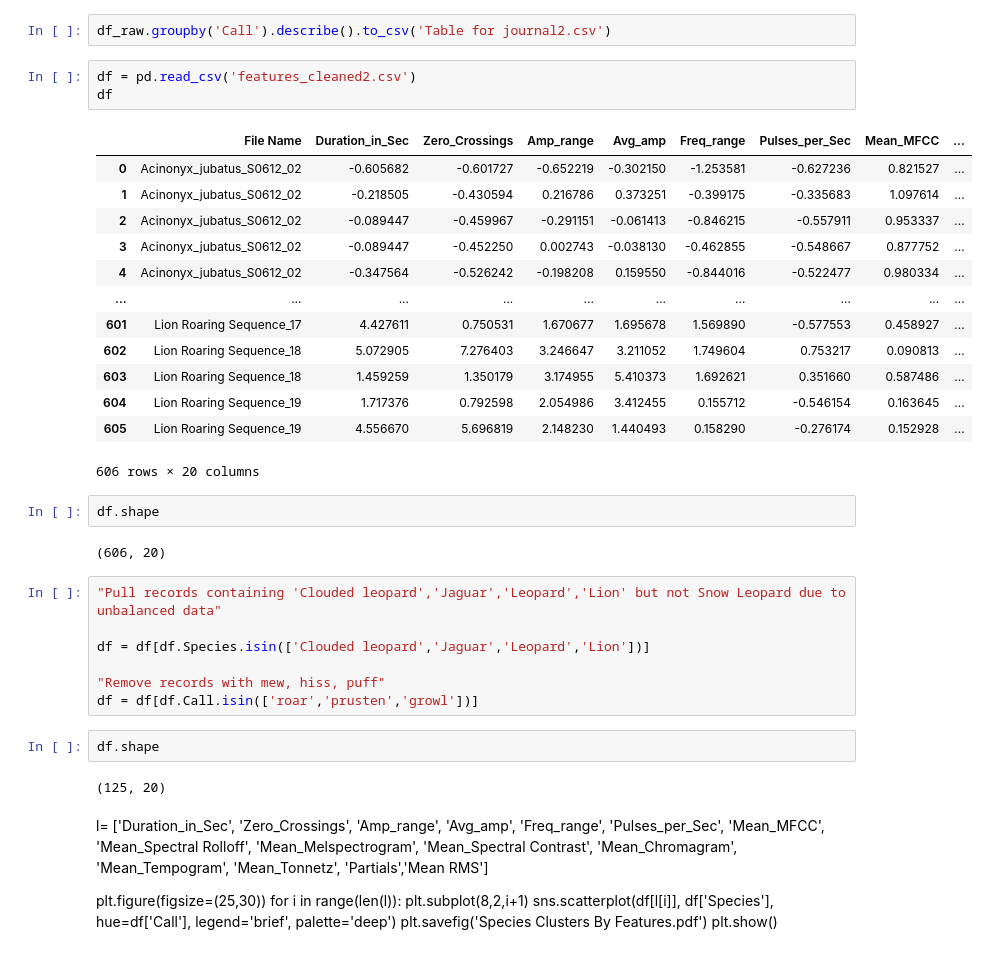
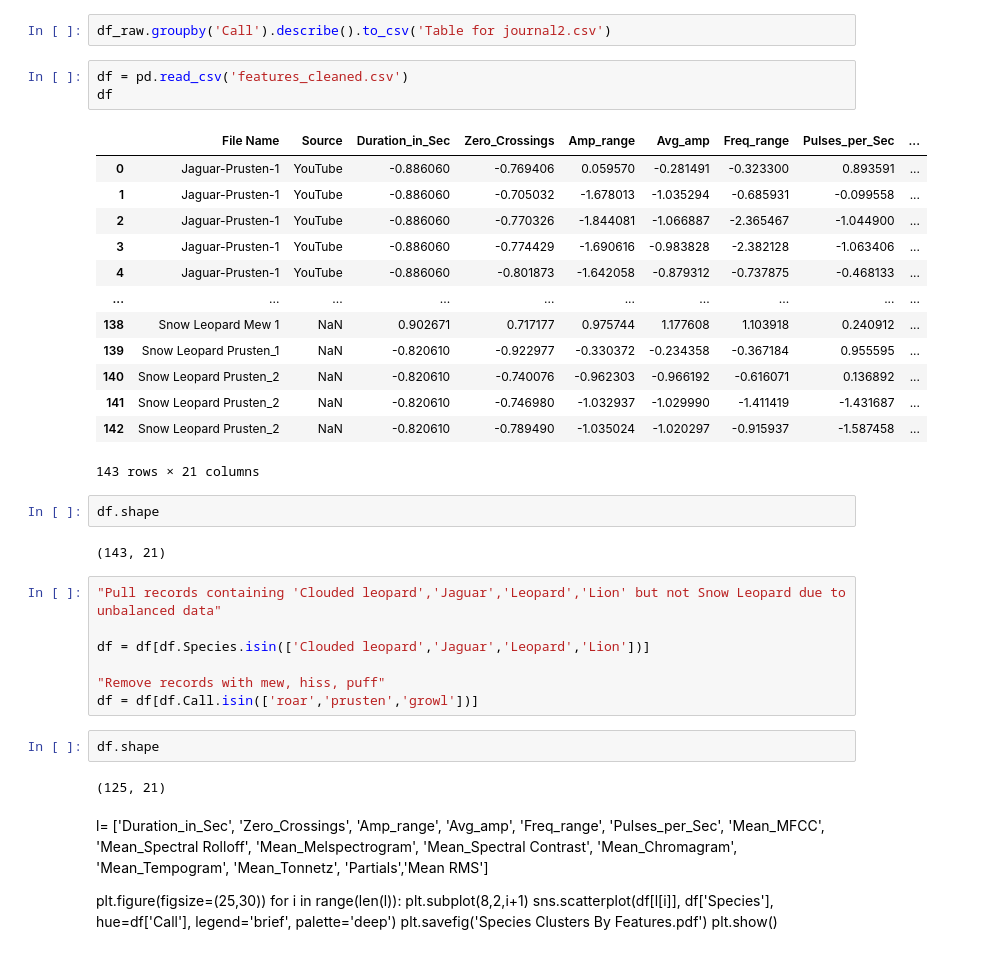
Before and after one commit to kexantus/felidetect, a Jupyter notebook: Modeling-Pantherinae July 2022.ipynb, the cells around one changed output. Saved outputs shown, nothing was run; the diff lists cells and outputs as text.

```diff
--- a/Modeling-Pantherinae July 2022.ipynb
+++ b/Modeling-Pantherinae July 2022.ipynb
@@ -74,26 +74,26 @@ memory usage: 19.5+ KB
 # %%
 df_raw.groupby('Call').describe().to_csv('Table for journal2.csv')
 # %%
-df = pd.read_csv('features_cleaned2.csv')
+df = pd.read_csv('features_cleaned.csv')
 df
 # %% [output]
-|  | File Name | Duration_in_Sec | Zero_Crossings | Amp_range | Avg_amp | Freq_range | Pulses_per_Sec | Mean_MFCC | ... |
-| 0 | Acinonyx_jubatus_S0612_02 | -0.605682 | -0.601727 | -0.652219 | -0.302150 | -1.253581 | -0.627236 | 0.821527 | ... |
-| 1 | Acinonyx_jubatus_S0612_02 | -0.218505 | -0.430594 | 0.216786 | 0.373251 | -0.399175 | -0.335683 | 1.097614 | ... |
-| 2 | Acinonyx_jubatus_S0612_02 | -0.089447 | -0.459967 | -0.291151 | -0.061413 | -0.846215 | -0.557911 | 0.953337 | ... |
-| 3 | Acinonyx_jubatus_S0612_02 | -0.089447 | -0.452250 | 0.002743 | -0.038130 | -0.462855 | -0.548667 | 0.877752 | ... |
-| 4 | Acinonyx_jubatus_S0612_02 | -0.347564 | -0.526242 | -0.198208 | 0.159550 | -0.844016 | -0.522477 | 0.980334 | ... |
+|  | File Name | Source | Duration_in_Sec | Zero_Crossings | Amp_range | Avg_amp | Freq_range | Pulses_per_Sec | ... |
+| 0 | Jaguar-Prusten-1 | YouTube | -0.886060 | -0.769406 | 0.059570 | -0.281491 | -0.323300 | 0.893591 | ... |
+| 1 | Jaguar-Prusten-1 | YouTube | -0.886060 | -0.705032 | -1.678013 | -1.035294 | -0.685931 | -0.099558 | ... |
+| 2 | Jaguar-Prusten-1 | YouTube | -0.886060 | -0.770326 | -1.844081 | -1.066887 | -2.365467 | -1.044900 | ... |
+| 3 | Jaguar-Prusten-1 | YouTube | -0.886060 | -0.774429 | -1.690616 | -0.983828 | -2.382128 | -1.063406 | ... |
+| 4 | Jaguar-Prusten-1 | YouTube | -0.886060 | -0.801873 | -1.642058 | -0.879312 | -0.737875 | -0.468133 | ... |
 | ... | ... | ... | ... | ... | ... | ... | ... | ... | ... |
-| 601 | Lion Roaring Sequence_17 | 4.427611 | 0.750531 | 1.670677 | 1.695678 | 1.569890 | -0.577553 | 0.458927 | ... |
-| 602 | Lion Roaring Sequence_18 | 5.072905 | 7.276403 | 3.246647 | 3.211052 | 1.749604 | 0.753217 | 0.090813 | ... |
-| 603 | Lion Roaring Sequence_18 | 1.459259 | 1.350179 | 3.174955 | 5.410373 | 1.692621 | 0.351660 | 0.587486 | ... |
-| 604 | Lion Roaring Sequence_19 | 1.717376 | 0.792598 | 2.054986 | 3.412455 | 0.155712 | -0.546154 | 0.163645 | ... |
-| 605 | Lion Roaring Sequence_19 | 4.556670 | 5.696819 | 2.148230 | 1.440493 | 0.158290 | -0.276174 | 0.152928 | ... |
+| 138 | Snow Leopard Mew 1 | NaN | 0.902671 | 0.717177 | 0.975744 | 1.177608 | 1.103918 | 0.240912 | ... |
+| 139 | Snow Leopard Prusten_1 | NaN | -0.820610 | -0.922977 | -0.330372 | -0.234358 | -0.367184 | 0.955595 | ... |
+| 140 | Snow Leopard Prusten_2 | NaN | -0.820610 | -0.740076 | -0.962303 | -0.966192 | -0.616071 | 0.136892 | ... |
+| 141 | Snow Leopard Prusten_2 | NaN | -0.820610 | -0.746980 | -1.032937 | -1.029990 | -1.411419 | -1.431687 | ... |
+| 142 | Snow Leopard Prusten_2 | NaN | -0.820610 | -0.789490 | -1.035024 | -1.020297 | -0.915937 | -1.587458 | ... |
-606 rows × 20 columns
+143 rows × 21 columns
 # %%
 df.shape
 # %% [output]
-(606, 20)
+(143, 21)
 # %%
 "Pull records containing 'Clouded leopard','Jaguar','Leopard','Lion' but not Snow Leopard due to unbalanced data"
 
@@ -104,7 +104,7 @@ df = df[df.Call.isin(['roar','prusten','growl'])]
 # %%
 df.shape
 # %% [output]
-(125, 20)
+(125, 21)
 # %% [markdown]
 l= ['Duration_in_Sec', 'Zero_Crossings', 'Amp_range',
        'Avg_amp', 'Freq_range', 'Pulses_per_Sec', 'Mean_MFCC',
```
Also changed, not shown: parts of 12 cells of this notebook.
